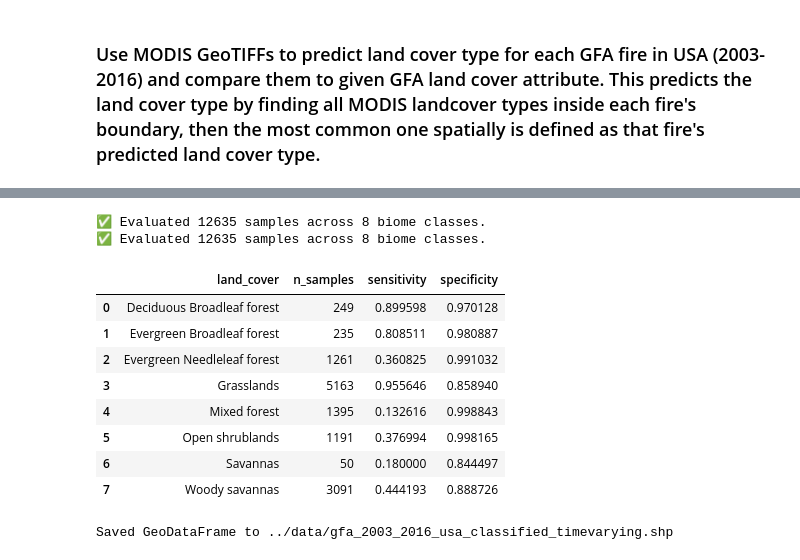
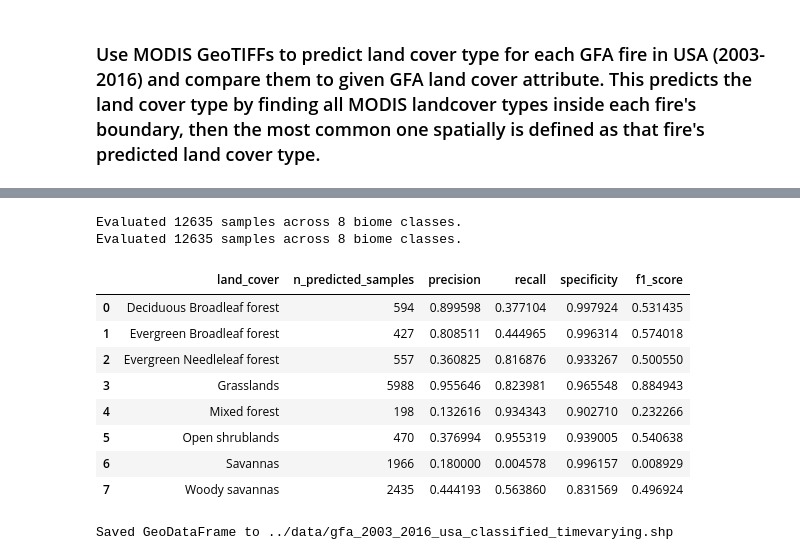
Before and after one commit to lukevonkapff/wildfire_modeling, a Jupyter notebook: notebooks/3_land_cover_classification.ipynb, the cells around one changed output, grey strips where cells are left out. Drawn from its saved outputs; the diff is of its cells as text; code cells hidden in the pictures.

```diff
--- a/notebooks/3_land_cover_classification.ipynb
+++ b/notebooks/3_land_cover_classification.ipynb
@@ -272,45 +272,45 @@ def evaluate_modis_reliability(df, ref_col="modis_class", pred_col="gfa_class"):
     for i, cls in enumerate(all_classes):
         TP = cm[i, i]
         FN = cm[i, :].sum() - TP
         FP = cm[:, i].sum() - TP
         TN = cm.sum() - (TP + FP + FN)
 
         precision = TP / (TP + FP) if (TP + FP) > 0 else np.nan
         recall = TP / (TP + FN) if (TP + FN) > 0 else np.nan
         specificity = TN / (TN + FP) if (TN + FP) > 0 else np.nan
         f1 = 2 * (precision * recall) / (precision + recall) if (precision + recall) > 0 else np.nan
         n_samples = cm[i, :].sum()
 
         results.append({
             "land_cover": cls,
             "n_predicted_samples": n_samples,
             "precision": precision,
             "recall": recall,
             "specificity": specificity,
             "f1_score": f1
         })
 
     summary = pd.DataFrame(results).sort_values("land_cover").reset_index(drop=True)
 
     print(f"Evaluated {len(df)} samples across {len(all_classes)} biome classes.")
     return summary
 
 
 summary = evaluate_modis_against_gfa(gfa_classified)
 summary2 = evaluate_modis_reliability(gfa_classified)
-summary
+summary2
 # %% [output]
-✅ Evaluated 12635 samples across 8 biome classes.
-✅ Evaluated 12635 samples across 8 biome classes.
+Evaluated 12635 samples across 8 biome classes.
+Evaluated 12635 samples across 8 biome classes.
-|  | land_cover | n_samples | sensitivity | specificity |
-| 0 | Deciduous Broadleaf forest | 249 | 0.899598 | 0.970128 |
-| 1 | Evergreen Broadleaf forest | 235 | 0.808511 | 0.980887 |
-| 2 | Evergreen Needleleaf forest | 1261 | 0.360825 | 0.991032 |
-| 3 | Grasslands | 5163 | 0.955646 | 0.858940 |
-| 4 | Mixed forest | 1395 | 0.132616 | 0.998843 |
-| 5 | Open shrublands | 1191 | 0.376994 | 0.998165 |
-| 6 | Savannas | 50 | 0.180000 | 0.844497 |
-| 7 | Woody savannas | 3091 | 0.444193 | 0.888726 |
+|  | land_cover | n_predicted_samples | precision | recall | specificity | f1_score |
+| 0 | Deciduous Broadleaf forest | 594 | 0.899598 | 0.377104 | 0.997924 | 0.531435 |
+| 1 | Evergreen Broadleaf forest | 427 | 0.808511 | 0.444965 | 0.996314 | 0.574018 |
+| 2 | Evergreen Needleleaf forest | 557 | 0.360825 | 0.816876 | 0.933267 | 0.500550 |
+| 3 | Grasslands | 5988 | 0.955646 | 0.823981 | 0.965548 | 0.884943 |
+| 4 | Mixed forest | 198 | 0.132616 | 0.934343 | 0.902710 | 0.232266 |
+| 5 | Open shrublands | 470 | 0.376994 | 0.955319 | 0.939005 | 0.540638 |
+| 6 | Savannas | 1966 | 0.180000 | 0.004578 | 0.996157 | 0.008929 |
+| 7 | Woody savannas | 2435 | 0.444193 | 0.563860 | 0.831569 | 0.496924 |
 # %%
 merge_map = {
     "Cropland/Natural vegetation mosaic": "Croplands",
```
Also changed, not shown: 3 other files.
